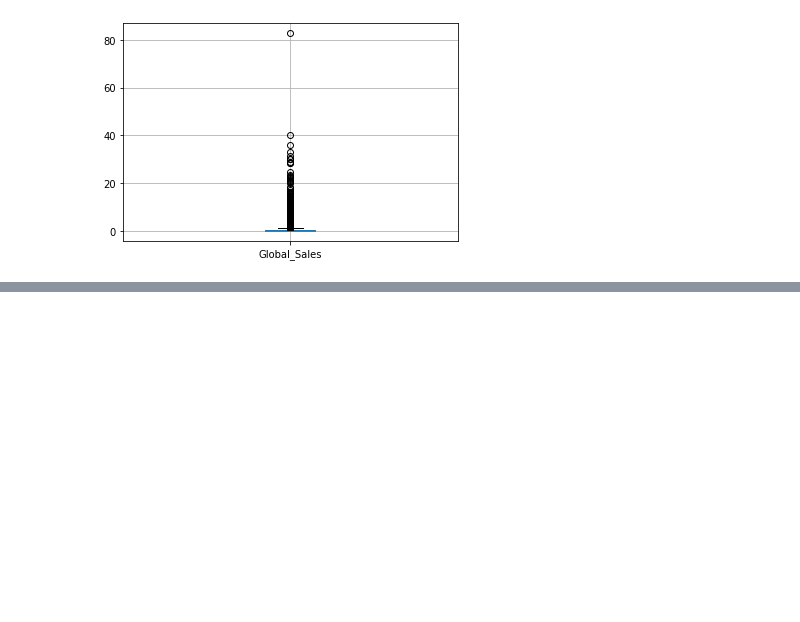
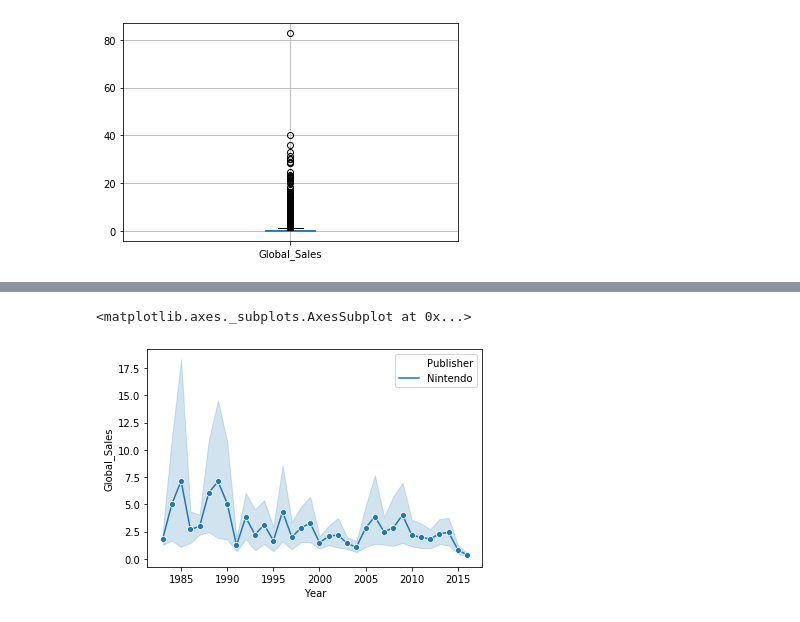
Before and after one commit to gregorylira/Analyze-the-videogame-sales-database, a Jupyter notebook: ProjetoICD.ipynb, the cells around one changed output, grey strips where cells are left out. Drawn from its saved outputs; the diff is of its cells as text; code cells hidden in the pictures; blank space fills up the shorter version.

Commit message:
Adicionando visualizações de dados

```diff
--- a/ProjetoICD.ipynb
+++ b/ProjetoICD.ipynb
@@ -192,0 +204,7 @@ boxplot para  Global_Sales
+# %%
+Nintendovg = vg[vg["Publisher"] == "Nintendo"]
+# %%
+sns.lineplot(data=Nintendovg, x="Year", y="Global_Sales", hue="Publisher", marker="o")
+# %% [output]
+<matplotlib.axes._subplots.AxesSubplot at 0x...>
+[figure, added]
```
Also changed, not shown: parts of 7 cells of this notebook.
